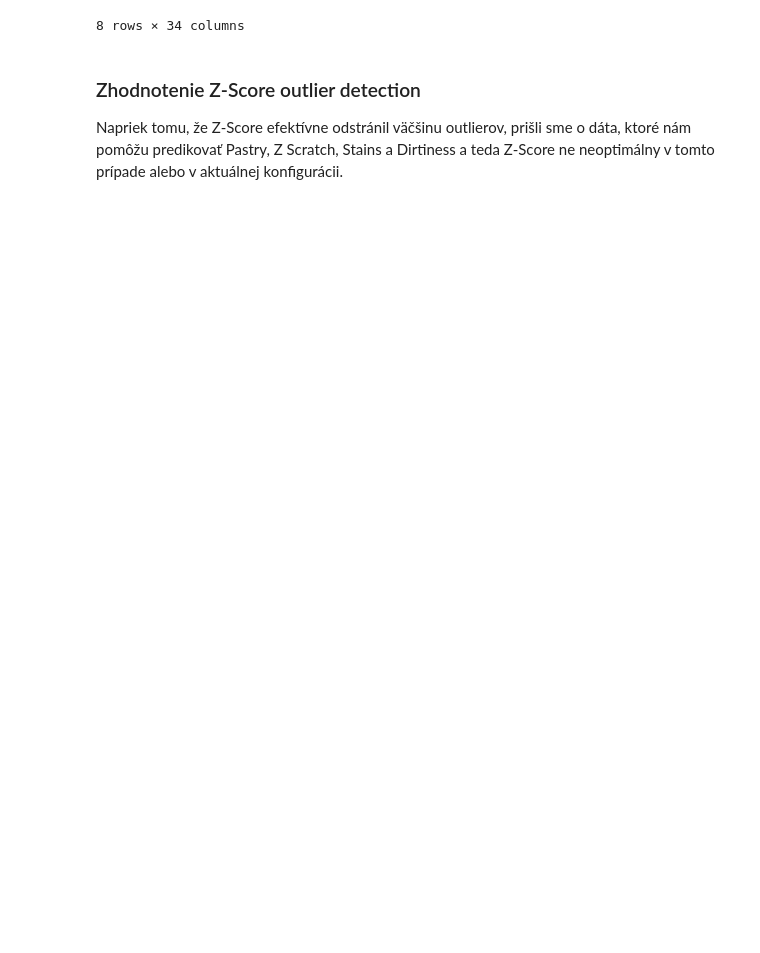
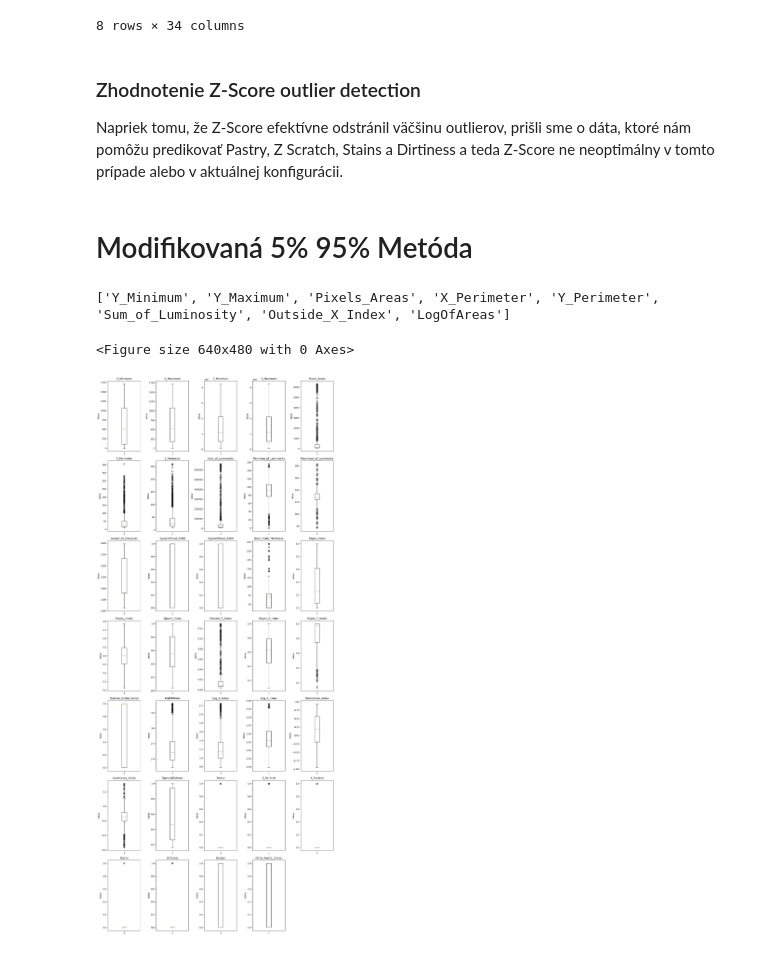
Before and after one commit to AmalAkh/zneus-project-1, a Jupyter notebook: eda.ipynb, the cells around one changed output. Drawn from its saved outputs; the diff is of its cells as text; code cells hidden in the pictures; blank space fills up the shorter version.

```diff
--- a/eda.ipynb
+++ b/eda.ipynb
@@ -203,3 +213,63 @@ df_clean.describe()
 # %% [markdown]
 ### Zhodnotenie Z-Score outlier detection
 Napriek tomu, že Z-Score efektívne odstránil väčšinu outlierov, prišli sme o dáta, ktoré nám pomôžu predikovať Pastry, Z Scratch, Stains a Dirtiness a teda Z-Score ne neoptimálny v tomto prípade alebo v aktuálnej konfigurácii.
+# %% [markdown]
+# Modifikovaná 5% 95% Metóda
+# %%
+# All Columns except the ones we're predicting ('Pastry', 'Z_Scratch', 'K_Scratch', 'Stains', 'Dirtiness', 'Bumps', 'Other_Faults_(Class)')
+columns_to_check_outliers = [
+    'X_Minimum', 'X_Maximum', 'Y_Minimum', 'Y_Maximum', 'Pixels_Areas', 'X_Perimeter',
+    'Y_Perimeter', 'Sum_of_Luminosity', 'Minimum_of_Luminosity', 'Maximum_of_Luminosity',
+    'TypesOfSteel_A300', 'TypesOfSteel_A400', 'Steel_Plate_Thickness', 'Edges_Index',
+    'Empty_Index', 'Square_Index', 'Outside_X_Index', 'Edges_X_Index', 'Edges_Y_Index',
+    'Outside_Global_Index', 'LogOfAreas', 'Log_X_Index', 'Log_Y_Index', 'Orientation_Index',
+    'Luminosity_Index', 'SigmoidOfAreas'
+]
+# Ignoring certain columns without outliers - as seen in the boxplots - to use a more aggressive outlier detection on the others
+columns_to_ignore = [
+    'X_Minimum', 'X_Maximum', 'Length_of_Conveyer', 'TypesOfSteel_A300', 'TypesOfSteel_A400',
+    'Edges_Index','Square_Index','Edges_X_Index', 'Edges_Y_Index', 'Outside_Global_Index',
+    'Orientation_Index', 'SigmoidOfAreas',
+    # Ignoring columns that were well handled by Z-Score already
+    'Minimum_of_Luminosity', 'Maximum_of_Luminosity', 'Steel_Plate_Thickness', 'Empty_Index',
+    'Log_X_Index', 'Log_Y_Index', 'Luminosity_Index'
+]
+columns_to_check_outliers = [col for col in columns_to_check_outliers if col not in columns_to_ignore]
+print(columns_to_check_outliers)
+
+shaving_ranges = [
+    (0.0, 0.98), (0.0, 0.98), (0.0, 0.9), (0.0, 0.9), (0.0, 0.9), (0.0, 0.9), (0.0, 0.9), (0.0, 0.95)
+]
+
+for col in columns_to_check_outliers:
+    df_CO_lower = df_clean[col].quantile(0.02)
+    df_CO_upper = df_clean[col].quantile(0.98)
+
+    df_clean[col] = df[col].where(
+        (df_clean[col] >= df_CO_lower) & (df_clean[col] <= df_CO_upper)
+    )
+    df_clean.dropna(inplace = True)
+# %% [output]
+['Y_Minimum', 'Y_Maximum', 'Pixels_Areas', 'X_Perimeter', 'Y_Perimeter', 'Sum_of_Luminosity', 'Outside_X_Index', 'LogOfAreas']
+# %%
+plt.figure()
+nitems = len(df_clean.columns)
+ncols = 5
+nrows = (nitems + ncols - 1) // ncols
+
+fig, axes = plt.subplots(nrows, ncols, figsize=(15, 5 * nrows))
+axes = axes.flatten()
+
+for i, col in enumerate(df_clean.columns):
+    axes[i].boxplot(df_clean[col].dropna())
+    axes[i].set_title(col)
+    axes[i].set_ylabel("Value")
+
+for i in range(nitems, len(axes)):
+    fig.delaxes(axes[i])
+
+plt.tight_layout()
+plt.show()
+# %% [output]
+<Figure size 640x480 with 0 Axes>
+[figure, added]
```
Also changed, not shown: parts of 6 cells of this notebook.
